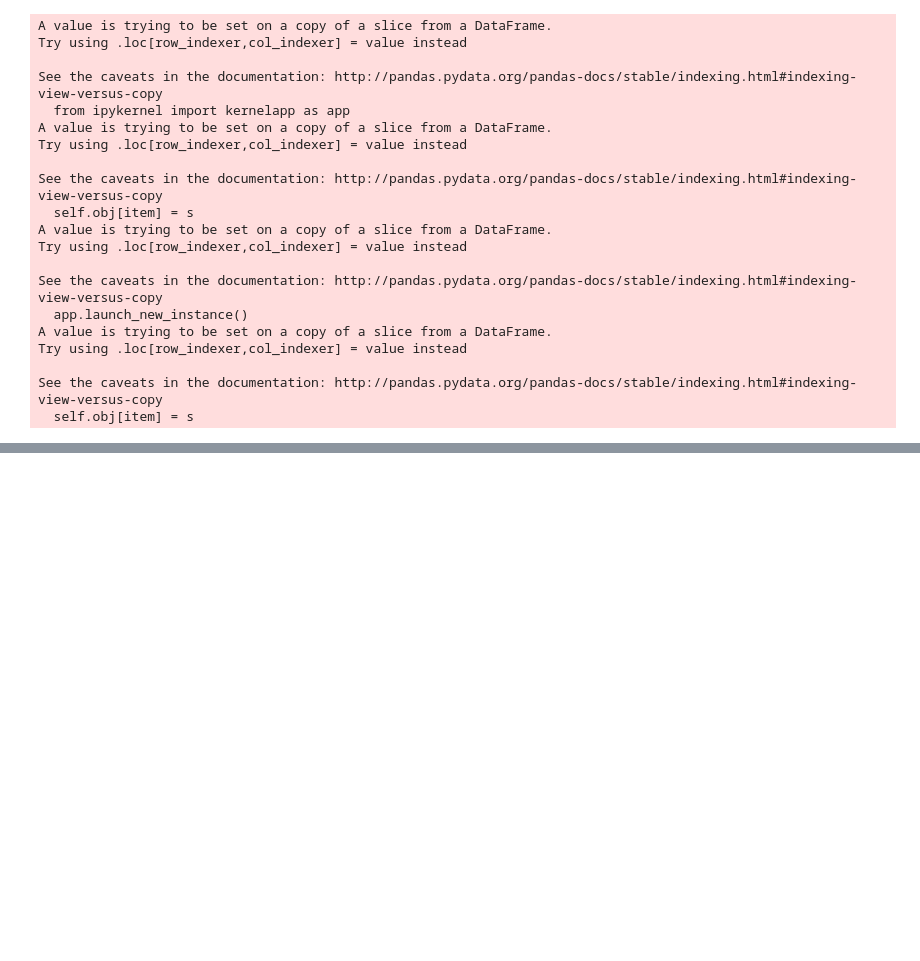
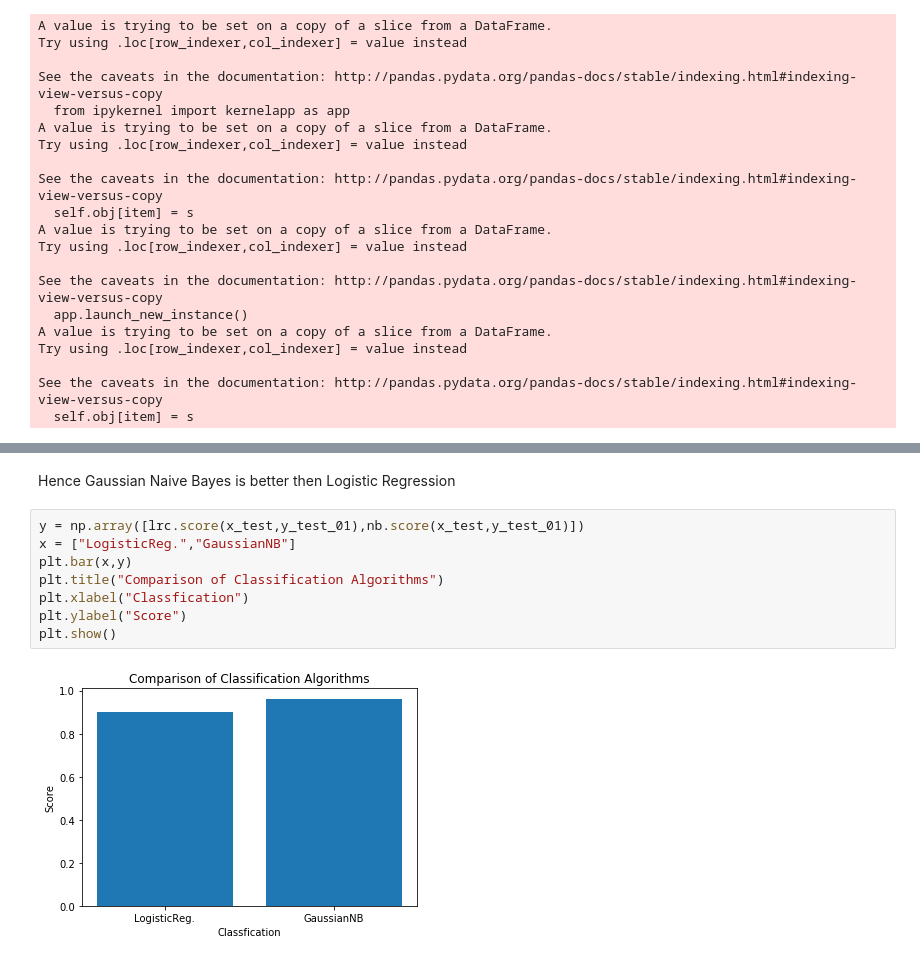
Before and after one commit to Ishaan28malik/Admissions-Project-, a Jupyter notebook: Python nb/Admission Predict Project.ipynb, the cells around one changed output, grey strips where cells are left out. Cells and saved outputs as stored; diff of their text form; blank space fills up the shorter version.

```diff
--- a/Python nb/Admission Predict Project.ipynb
+++ b/Python nb/Admission Predict Project.ipynb
@@ -139,3 +137,15 @@ real value of y_test_01[2]: 1 -> the predict: [1]
 precision_score:  0.9333333333333333
 recall_score:  0.9655172413793104
 f1_score:  0.9491525423728815
+# %% [markdown]
+Hence Gaussian Naive Bayes is better then Logistic Regression
+# %%
+y = np.array([lrc.score(x_test,y_test_01),nb.score(x_test,y_test_01)])
+x = ["LogisticReg.","GaussianNB"]
+plt.bar(x,y)
+plt.title("Comparison of Classification Algorithms")
+plt.xlabel("Classfication")
+plt.ylabel("Score")
+plt.show()
+# %% [output]
+[figure, added]
```
Also changed, not shown: parts of 3 cells of this notebook.
